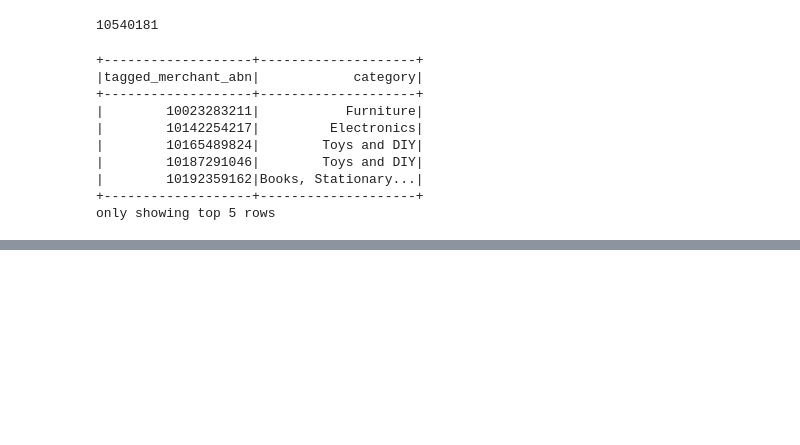
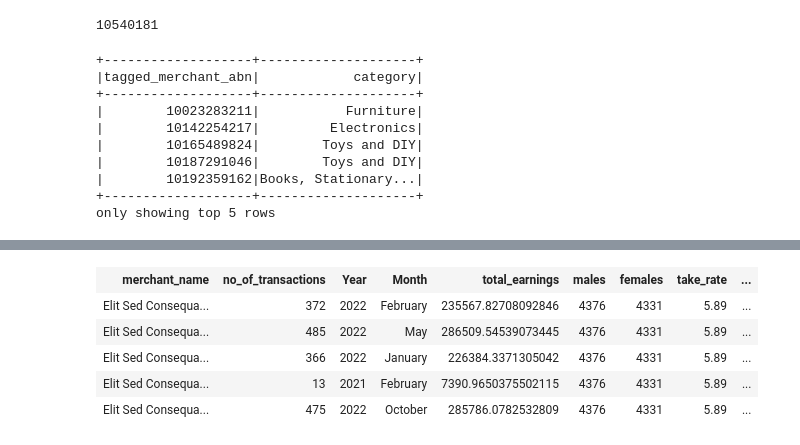
Before and after one commit to MAST30034-Applied-Data-Science/generic-buy-now-pay-later-project-group-10-bnpl, a Jupyter notebook: notebooks/Revenue Model.ipynb, the cells around one changed output, grey strips where cells are left out. Saved outputs shown, nothing was run; the diff lists cells and outputs as text; code cells hidden in the pictures; blank space fills up the shorter version.

Commit message:
Update revenue model

```diff
--- a/notebooks/Revenue Model.ipynb
+++ b/notebooks/Revenue Model.ipynb
@@ -232,0 +397,11 @@ Aggregate [merchant_name#193], [merchant_name#193, merchant_abn#31L, categories#
+# %%
+a.createOrReplaceTempView("features")
+
+e = spark.sql("""
+
+SELECT merchant_name AS drop_name, FIRST(take_rate) AS take_rate, FIRST(revenue_levels) AS revenue_levels
+FROM features
+GROUP BY merchant_name
+""")
+
+e.show(2)
@@ -232,0 +417,22 @@ Aggregate [merchant_name#193], [merchant_name#193, merchant_abn#31L, categories#
+# %%
+temp3.createOrReplaceTempView("edit")
+e.createOrReplaceTempView("rates")
+
+temp4 = spark.sql("""
+
+SELECT *
+FROM edit
+INNER JOIN rates
+ON edit.merchant_name = rates.drop_name
+""")
+
+train = temp4.drop('m_name', 'f_name', 'drop_name')
+
+train.limit(5)
+# %% [output]
+| merchant_name | no_of_transactions | Year | Month | total_earnings | males | females | take_rate | ... |
+| Elit Sed Consequa... | 372 | 2022 | February | 235567.82708092846 | 4376 | 4331 | 5.89 | ... |
+| Elit Sed Consequa... | 485 | 2022 | May | 286509.54539073445 | 4376 | 4331 | 5.89 | ... |
+| Elit Sed Consequa... | 366 | 2022 | January | 226384.3371305042 | 4376 | 4331 | 5.89 | ... |
+| Elit Sed Consequa... | 13 | 2021 | February | 7390.9650375502115 | 4376 | 4331 | 5.89 | ... |
+| Elit Sed Consequa... | 475 | 2022 | October | 285786.0782532809 | 4376 | 4331 | 5.89 | ... |
```
Also changed, not shown: parts of 22 cells of this notebook.
